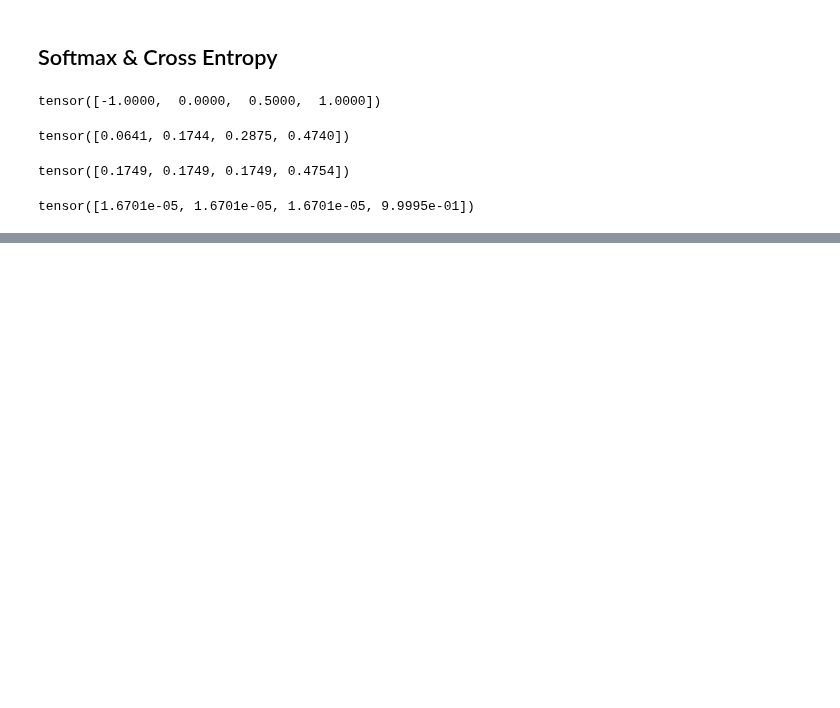
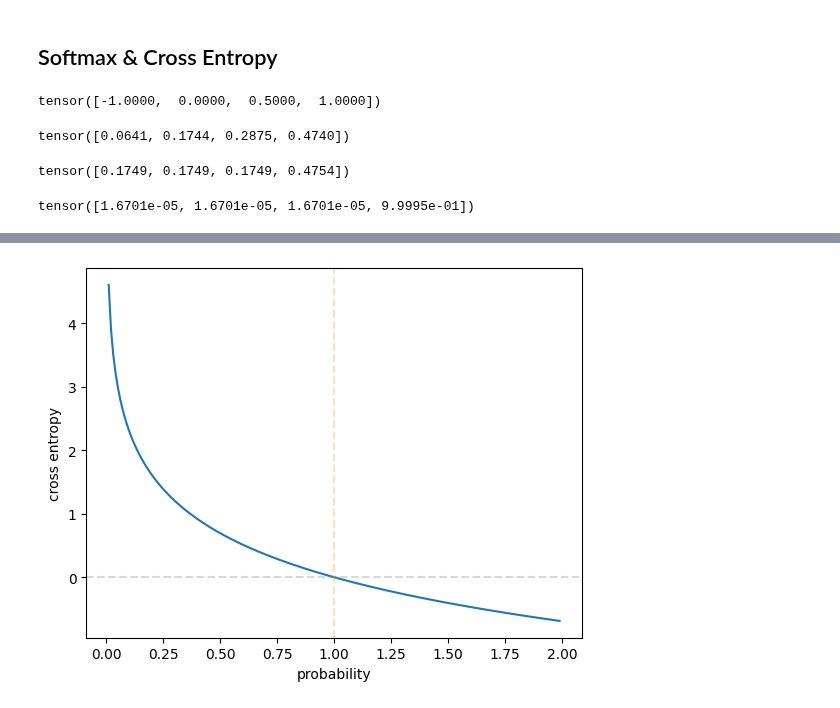
Before and after one commit to ahmadhatahet/runtime-monitoring, a Jupyter notebook: exploring-packages/non-linear-line.ipynb, the cells around one changed output, grey strips where cells are left out. Drawn from its saved outputs; the diff is of its cells as text; code cells hidden in the pictures; blank space fills up the shorter version.

Commit message:
add ignore warning and simulate cross entropy

```diff
--- a/exploring-packages/non-linear-line.ipynb
+++ b/exploring-packages/non-linear-line.ipynb
@@ -158,0 +172,11 @@ tensor(-5.0069e-05)
+# %%
+s = np.arange(0, 2, 0.01)
+sns.lineplot(x=s, y=-np.log(s))
+plt.xlabel('probability')
+plt.ylabel('cross entropy')
+plt.axhline(0, linestyle='--', alpha=0.3, color='gray')
+plt.axvline(1, linestyle='--', alpha=0.3, color='orange')
+# plt.title('Cross-Entropy simulation')
+plt.show()
+# %% [output]
+[figure, added]
```
Also changed, not shown: parts of 6 cells of this notebook.
